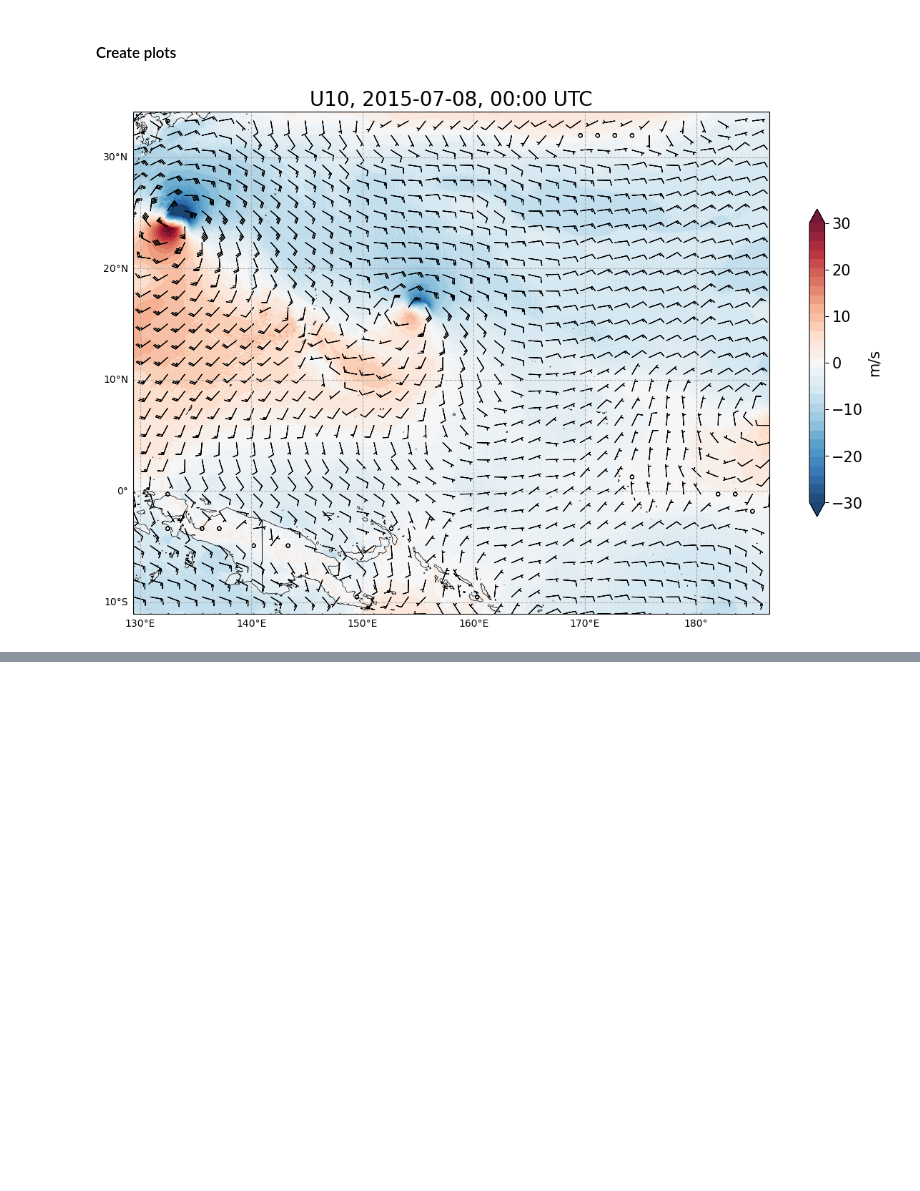
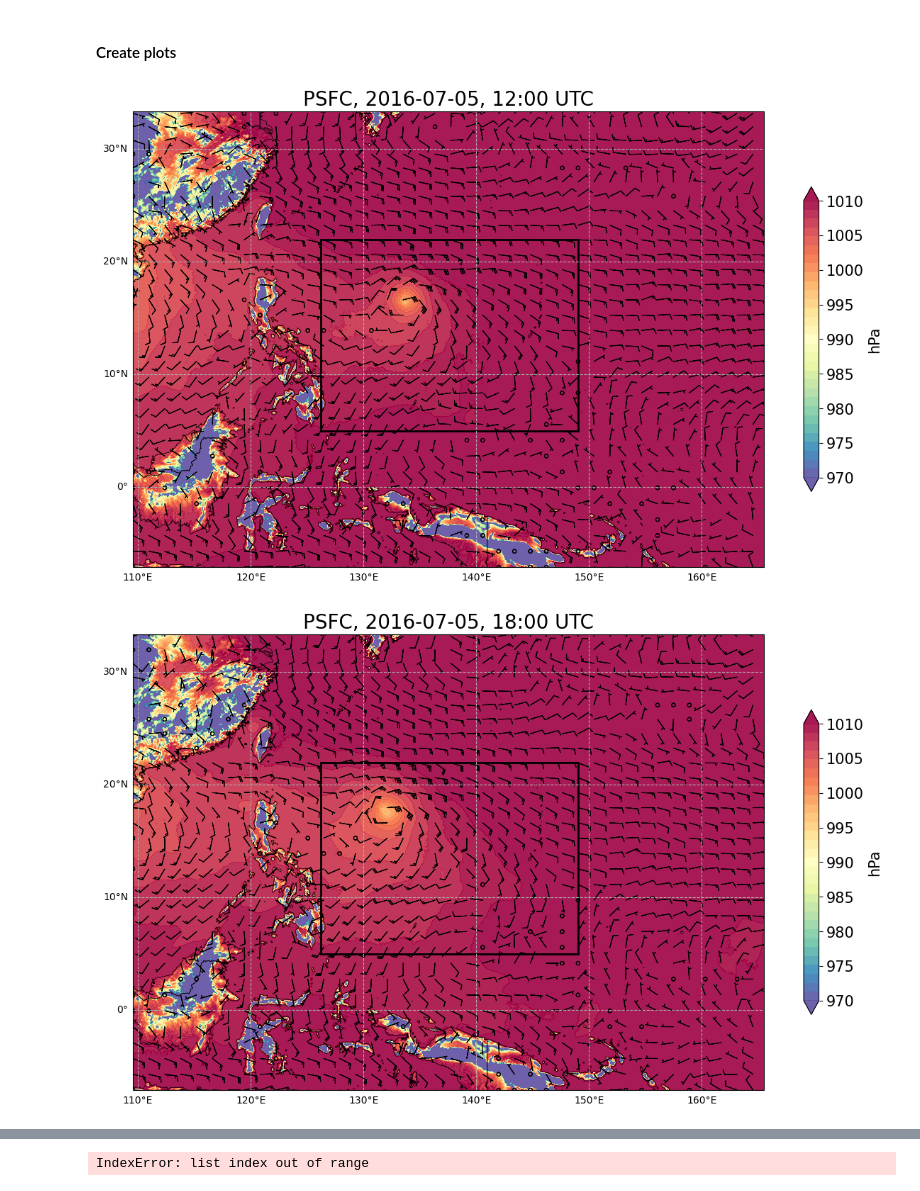
Before and after one commit to jhruppert/tc-crfrad, a Jupyter notebook: analysis/wrf_maps.ipynb, the cells around one changed output, grey strips where cells are left out. Saved outputs shown, nothing was run; the diff lists cells and outputs as text; code cells hidden in the pictures; blank space fills up the shorter version.

```diff
--- a/analysis/wrf_maps.ipynb
+++ b/analysis/wrf_maps.ipynb
@@ -70,10 +71,18 @@ def figure_var_specs(plot_name):
     elif plot_name == 'U10':
         # 10 M wind speed
         unittag='m/s'
-        cmin=-30
         cmax=30
+        cmin=cmax
         dosym=True
         cmap='RdBu_r'
+    elif plot_name == 'PSFC':
+        # Surface pressure
+        unittag='hPa'
+        cmin=970
+        cmax=1010
+        dosym=False
+        cmap='Spectral_r'
+        scale=1e-2 # Pa to hPa
     elif plot_name == 'MRef':
         # Composite reflectivity (column-max value)
         vartag='mdbz'
@@ -151,15 +160,24 @@ def add_map_features(ax):
     gl.ylabel_style = {'size': 10}
     gl.xlocator = ticker.MultipleLocator(10)  # Change 10 to your desired interval
     return None
+# %%
+def plot_domain_bounds(bounds, ax, transform):
+    rect = Rectangle((bounds[0], bounds[2]), bounds[1] - bounds[0], bounds[3] - bounds[2],
+                    linewidth=2, edgecolor='black', facecolor='none', transform=transform)
+        # Add a box for the bounds of d02
+    ax.add_patch(rect)
+    return None
 # %%
-def run_plot(plot_name, wrffile, it_read):#, plt_area=[lon[0], lon[-1], lat[0], lat[-1]]):
+def run_plot(plot_name, wrffile, it_read, d02_bounds=None):#, plt_area=[lon[0], lon[-1], lat[0], lat[-1]]):
 
     vartag, unittag, cmin, cmax, extend, cmap, i2d, dosym, dolog, scale = figure_var_specs(plot_name)
     pltvar, u10, v10, time, lat, lon, proj = read_pltvar(wrffile, it_read, plot_name, vartag)
 
     # Account for date line if needed
     plt_area=np.array([lon[0,0], lon[0,-1], lat[0,0], lat[-1,0]])
+    central_lon = 0
     if plt_area[1] < 0:
+        central_lon = 180
         plt_area[1]+=360
         for ix in range(lon.shape[1]):
             if lon[0,ix] < 0:
@@ -185,8 +203,8 @@ def run_plot(plot_name, wrffile, it_read):#, plt_area=[lon[0], lon[-1], lat[0],
     # create figure
     fig = plt.figure(figsize=(12,10))
     # ax = fig.add_subplot(111,projection=proj)
-    ax = fig.add_subplot(111,projection=crs.PlateCarree(central_longitude=180))
-    transform = crs.PlateCarree(central_longitude=180)
+    ax = fig.add_subplot(111,projection=crs.PlateCarree(central_longitude=central_lon))
+    transform = crs.PlateCarree(central_longitude=central_lon)
 
     ax.set_title(title, fontsize=20)
     ax.set_xlabel('Lon')
@@ -206,13 +224,16 @@ def run_plot(plot_name, wrffile, it_read):#, plt_area=[lon[0], lon[-1], lat[0],
     cbar.ax.set_ylabel(unittag)
 
     # Set plot area
-    ax.set_extent(plt_area, crs=crs.PlateCarree())
+    # ax.set_extent(plt_area, crs=crs.PlateCarree())
     ax.set_aspect('equal')
 
     # Add wind barbs
     # if plot_name == "2mTemp":
     skip = int(u10.shape[0]/30)
     plot_wind(ax, u10, v10, lon[0,:], lat[:,0], skip, length=5, transform=transform)
+
+    if d02_bounds is not None:
+        plot_domain_bounds(d02_bounds, ax, crs.PlateCarree())
 
     # Add map features
     add_map_features(ax)
@@ -229,14 +250,20 @@ def run_plot(plot_name, wrffile, it_read):#, plt_area=[lon[0], lon[-1], lat[0],
 # %%
 # plt_area=[lon[0,0], lon[0,-1], lat[0,0], lat[-1,0]] # W,E,S,N
 
-for ifile in range(nfiles-2,nfiles-1):
+d02_bounds = np.array([126.23, 149.050, 4.9877, 21.935])
+
+# for ifile in range(nfiles-2,nfiles-1):
+for ifile in range(nfiles-1,nfiles):
 # for ifile in range(1):
     # for it_read in range(0,npd,6):
-    for it_read in range(1):
+    # for it_read in range(nt-1,nt):
+    for it_read in range(0,nt,6):
     # for it_read in range(9,10):
         # for var_name in ["OLR", "MRef", "900-600Thick"]:
-        for var_name in ["U10"]:
+        # for var_name in ["U10"]:
+        for var_name in ["PSFC"]:
             # print("Plotting ", var_name, " from ", wrffiles[ifile], " at ", it_read)
-            run_plot(var_name, wrffiles[ifile], it_read)#, plt_area=plt_area)
+            run_plot(var_name, wrffiles[ifile], it_read, d02_bounds=d02_bounds)#, plt_area=plt_area)
 # %% [output]
-[figure, old version]
+[figure, new version]
+[figure, added]
@@ -242,0 +271 @@ for ifile in range(nfiles-2,nfiles-1):
+IndexError: list index out of range
```
Also changed, not shown: parts of 3 cells of this notebook, 6 other files.
